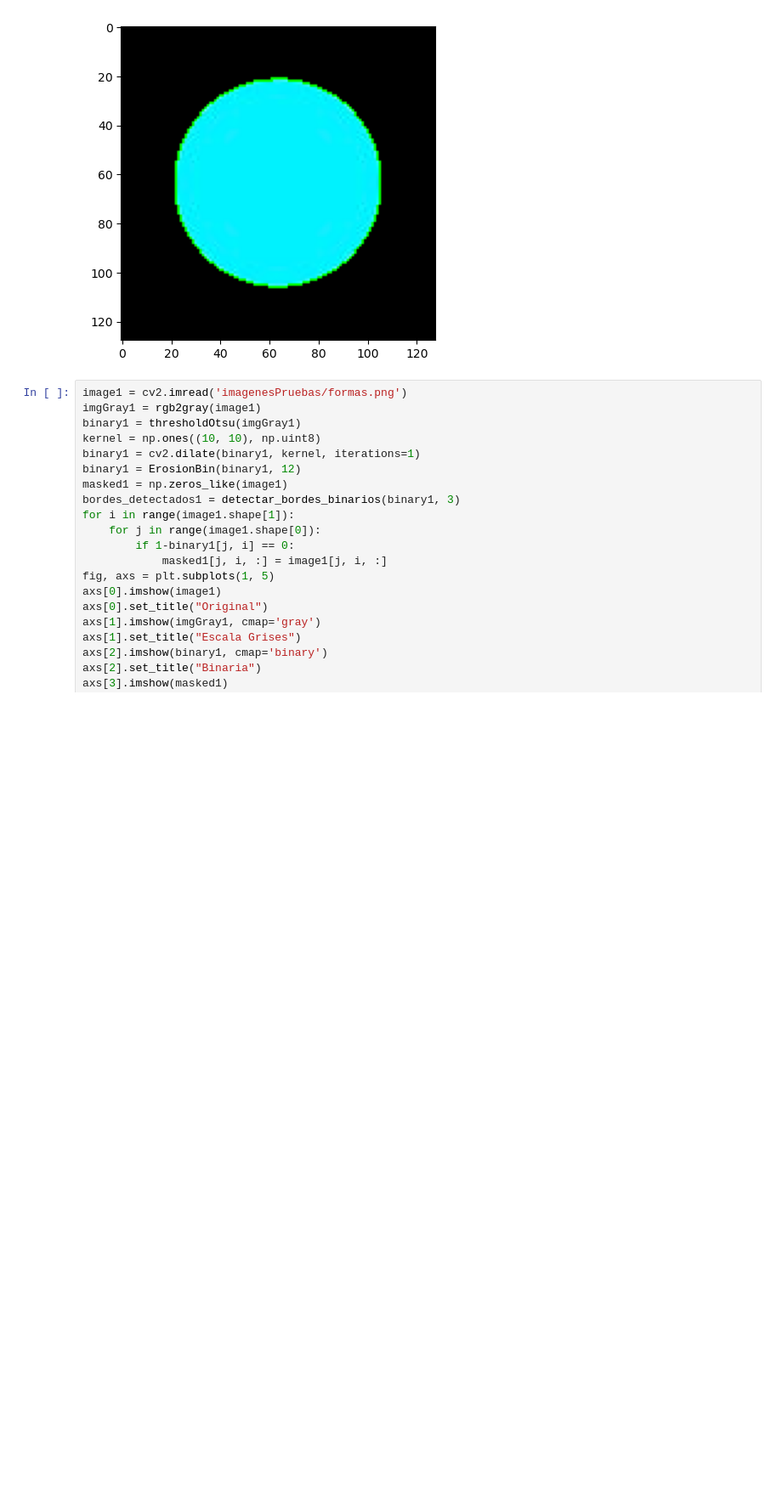
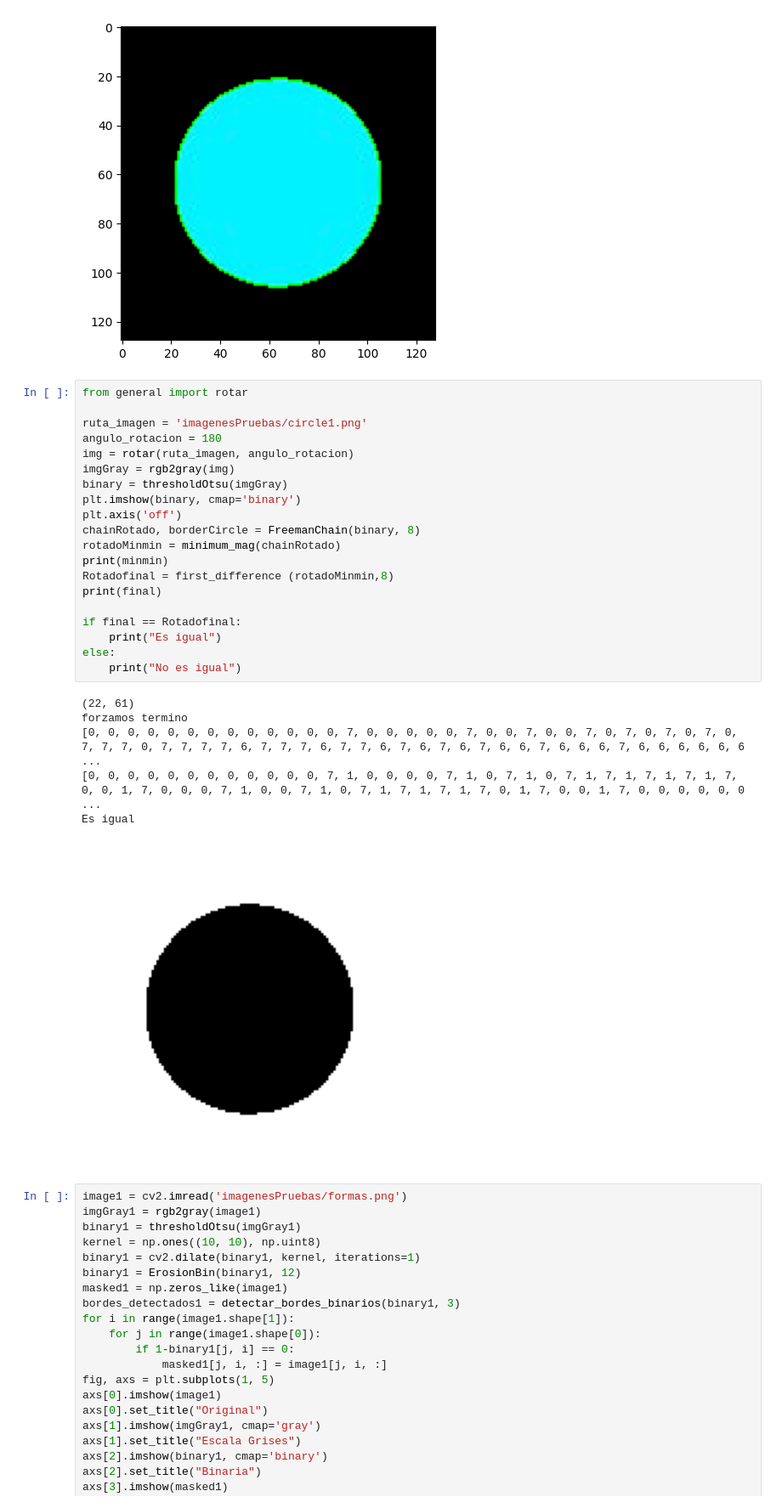
Before and after one commit to DiegoCastr00/VisionArtificial, a Jupyter notebook: main.ipynb, the cells around one changed output. Shown: that part at 85% size. Drawn from its saved outputs; the diff is of its cells as text; blank space fills up the shorter version.

```diff
--- a/main.ipynb
+++ b/main.ipynb
@@ -65,6 +65,33 @@ replaceColor(masked, borderCircle, (0,255,0))
 forzamos termino
 [(21, 61), (21, 62), (21, 63), (21, 64), (21, 65), (21, 66), (21, 67), (22, 67), (22, 68), (22, 69), (22, 70), (22, 71), (22, 72), (22, 73), (23, 73), (23, 74), (23, 75), (23, 76), (24, 76), (24, 77), ...
 [figure]
+# %%
+from general import rotar
+
+ruta_imagen = 'imagenesPruebas/circle1.png'
+angulo_rotacion = 180
+img = rotar(ruta_imagen, angulo_rotacion)
+imgGray = rgb2gray(img)
+binary = thresholdOtsu(imgGray)
+plt.imshow(binary, cmap='binary')
+plt.axis('off')
+chainRotado, borderCircle = FreemanChain(binary, 8)
+rotadoMinmin = minimum_mag(chainRotado)
+print(minmin)
+Rotadofinal = first_difference (rotadoMinmin,8)
+print(final)
+
+if final == Rotadofinal:
+    print("Es igual")
+else:
+    print("No es igual")
+# %% [output]
+(22, 61)
+forzamos termino
+[0, 0, 0, 0, 0, 0, 0, 0, 0, 0, 0, 0, 0, 7, 0, 0, 0, 0, 0, 7, 0, 0, 7, 0, 0, 7, 0, 7, 0, 7, 0, 7, 0, 7, 7, 7, 0, 7, 7, 7, 7, 6, 7, 7, 7, 6, 7, 7, 6, 7, 6, 7, 6, 7, 6, 6, 7, 6, 6, 6, 7, 6, 6, 6, 6, 6, 6 ...
+[0, 0, 0, 0, 0, 0, 0, 0, 0, 0, 0, 0, 7, 1, 0, 0, 0, 0, 7, 1, 0, 7, 1, 0, 7, 1, 7, 1, 7, 1, 7, 1, 7, 0, 0, 1, 7, 0, 0, 0, 7, 1, 0, 0, 7, 1, 0, 7, 1, 7, 1, 7, 1, 7, 0, 1, 7, 0, 0, 1, 7, 0, 0, 0, 0, 0, 0 ...
+Es igual
+[figure, added]
 # %%
 image1 = cv2.imread('imagenesPruebas/formas.png')
 imgGray1 = rgb2gray(image1)
```
Also changed, not shown: parts of 2 cells of this notebook, 2 other files.
